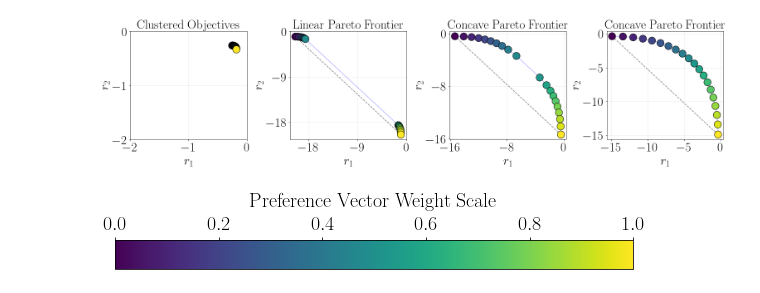
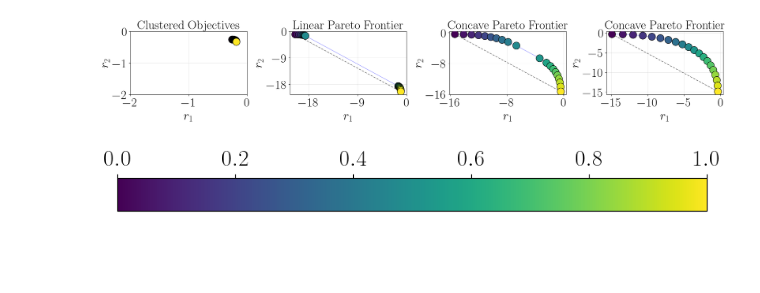
Before and after one commit to VirtuosoResearch/Multi-objective-reinforcement-learning-code, a Jupyter notebook: src/figure/plot_case.ipynb, the cells around one changed output. Saved outputs shown, nothing was run; the diff lists cells and outputs as text; code cells hidden in the pictures; blank space fills up the shorter version.

```diff
--- a/src/figure/plot_case.ipynb
+++ b/src/figure/plot_case.ipynb
@@ -31,7 +31,7 @@ max_axes = grid_rows * grid_cols
 if len(modes) > max_axes:
     raise ValueError(f"Expected at most {max_axes} modes for a 2x2 grid, got {len(modes)}")
 
-fig, axes = plt.subplots(grid_rows, grid_cols, figsize=(21, 5), constrained_layout=True)
+fig, axes = plt.subplots(grid_rows, grid_cols, figsize=(21, 3.5), constrained_layout=True)
 axes = axes.ravel()
 
 sc = None
@@ -83,34 +83,34 @@ for i, mode in enumerate(modes):
     ax.set_ylabel(r"$r_2$", fontsize=fontsize)
     ax.grid(True, alpha=0.3)
 
 for ax in axes[len(modes):]:
     ax.set_visible(False)
 
 
 # cbar_ax = fig.add_axes([0.92, 0.15, 0.01, 0.7])
 # fig.colorbar(sc, cax=cbar_ax, label="Preference Weight $w$ (0=Obj2, 1=Obj1)")
 # cbar = fig.colorbar(
 #     sc,
 #     ax=axes[:len(modes)],
 #     orientation="horizontal",
 #     location="top",
 #     pad=0.08,
 #     fraction=0.05
 # )
 # cbar.ax.tick_params(labelsize=20)
 # cbar.ax.xaxis.set_label_position("top")
 # cbar.ax.xaxis.set_ticks_position("top")
 # cbar.set_label(
 #     r"$\mathrm{Preference~Weight}$",
 #     fontsize=24
 # )
 fig.savefig('case.pdf', dpi=1200, bbox_inches="tight")
 
 plt.show()
 
 plt.close(fig)
 # %% [output]
-[figure, old version]
+[figure, new version]
 # %%
 import json
 from pathlib import Path
@@ -141,13 +141,13 @@ cb = fig_cb.colorbar(
 cb.ax.tick_params(labelsize=20)
 cb.ax.xaxis.set_label_position("top")
 cb.ax.xaxis.set_ticks_position("top")
-cb.set_label(
-    r"$\mathrm{Preference~Vector~Weight~Scale}$",
-    fontsize=20,
-    labelpad=8
-)
+#cb.set_label(
+#    r"$\mathrm{Preference~Vector~Weight~Scale}$",
+#    fontsize=20,
+#    labelpad=8
+#)
 
 fig_cb.savefig("case_colorbar.pdf", dpi=1200, bbox_inches="tight")
 plt.show()
 # %% [output]
-[figure, old version]
+[figure, new version]
```
Also changed, not shown: 1 other file.
